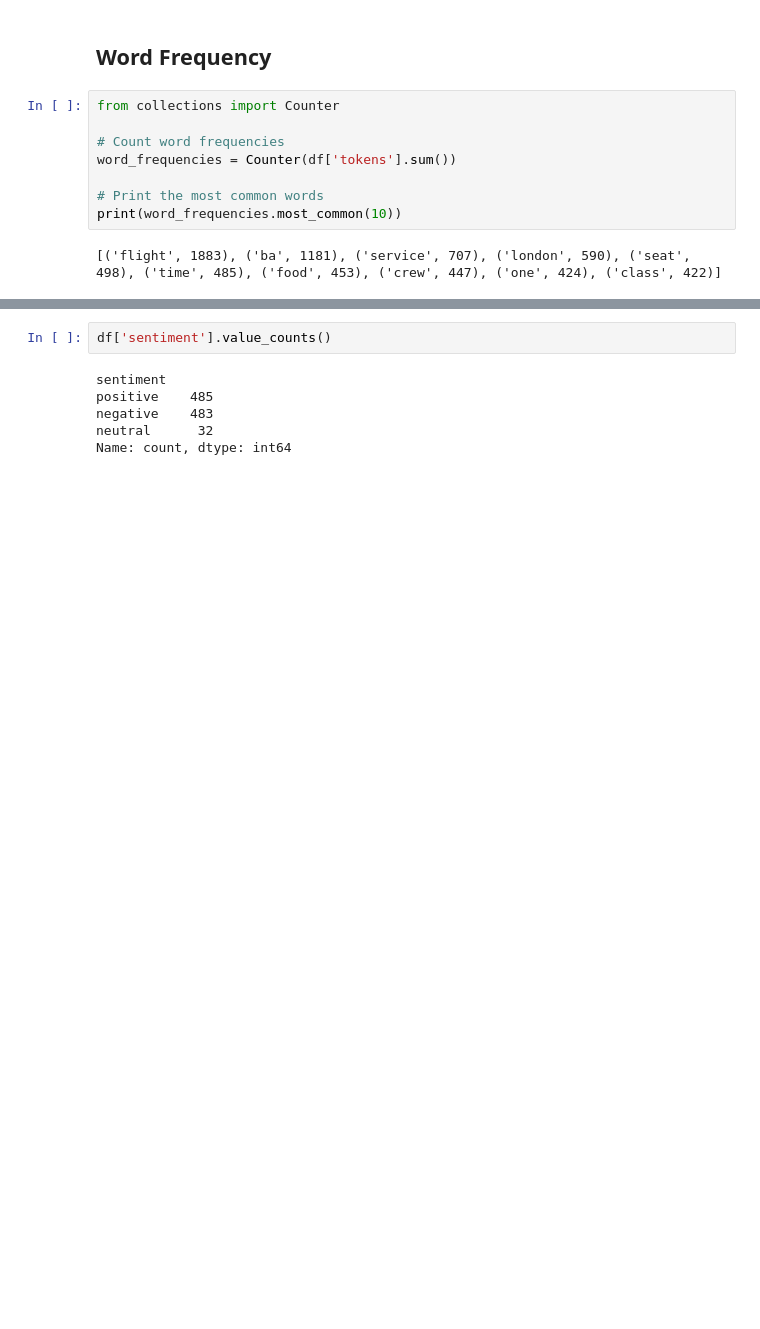
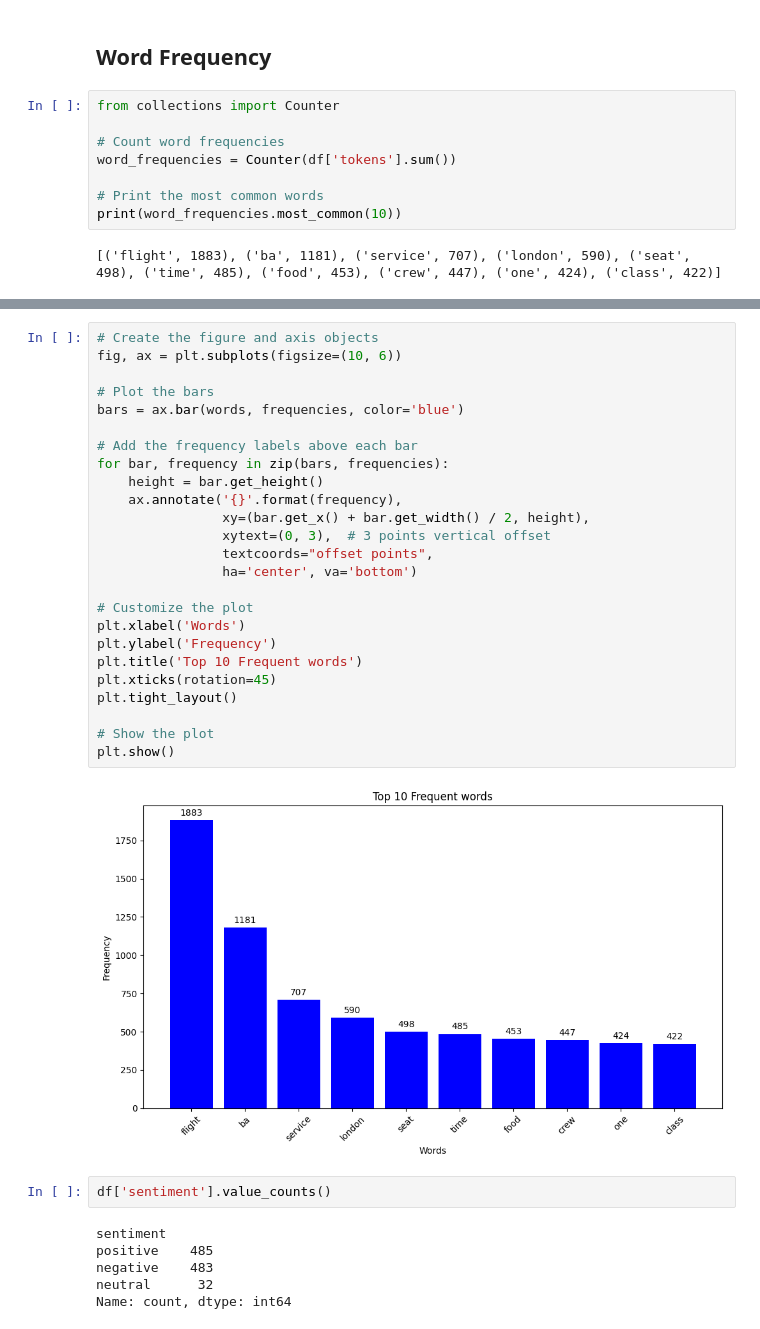
Before and after one commit to daameya/BritishAirway-Data-Analysis, a Jupyter notebook: Review Analysis.ipynb, the cells around one changed output, grey strips where cells are left out. Saved outputs shown, nothing was run; the diff lists cells and outputs as text; blank space fills up the shorter version.

```diff
--- a/Review Analysis.ipynb
+++ b/Review Analysis.ipynb
@@ -387,3 +382,30 @@ print(word_frequencies.most_common(10))
+# %%
+# Create the figure and axis objects
+fig, ax = plt.subplots(figsize=(10, 6))
+
+# Plot the bars
+bars = ax.bar(words, frequencies, color='blue')
+
+# Add the frequency labels above each bar
+for bar, frequency in zip(bars, frequencies):
+    height = bar.get_height()
+    ax.annotate('{}'.format(frequency),
+                xy=(bar.get_x() + bar.get_width() / 2, height),
+                xytext=(0, 3),  # 3 points vertical offset
+                textcoords="offset points",
+                ha='center', va='bottom')
+
+# Customize the plot
+plt.xlabel('Words')
+plt.ylabel('Frequency')
+plt.title('Top 10 Frequent words')
+plt.xticks(rotation=45)
+plt.tight_layout()
+
+# Show the plot
+plt.show()
+# %% [output]
+[figure, added]
 # %%
 df['sentiment'].value_counts()
 # %% [output]
```
Also changed, not shown: parts of 3 cells of this notebook, 3 other files.
